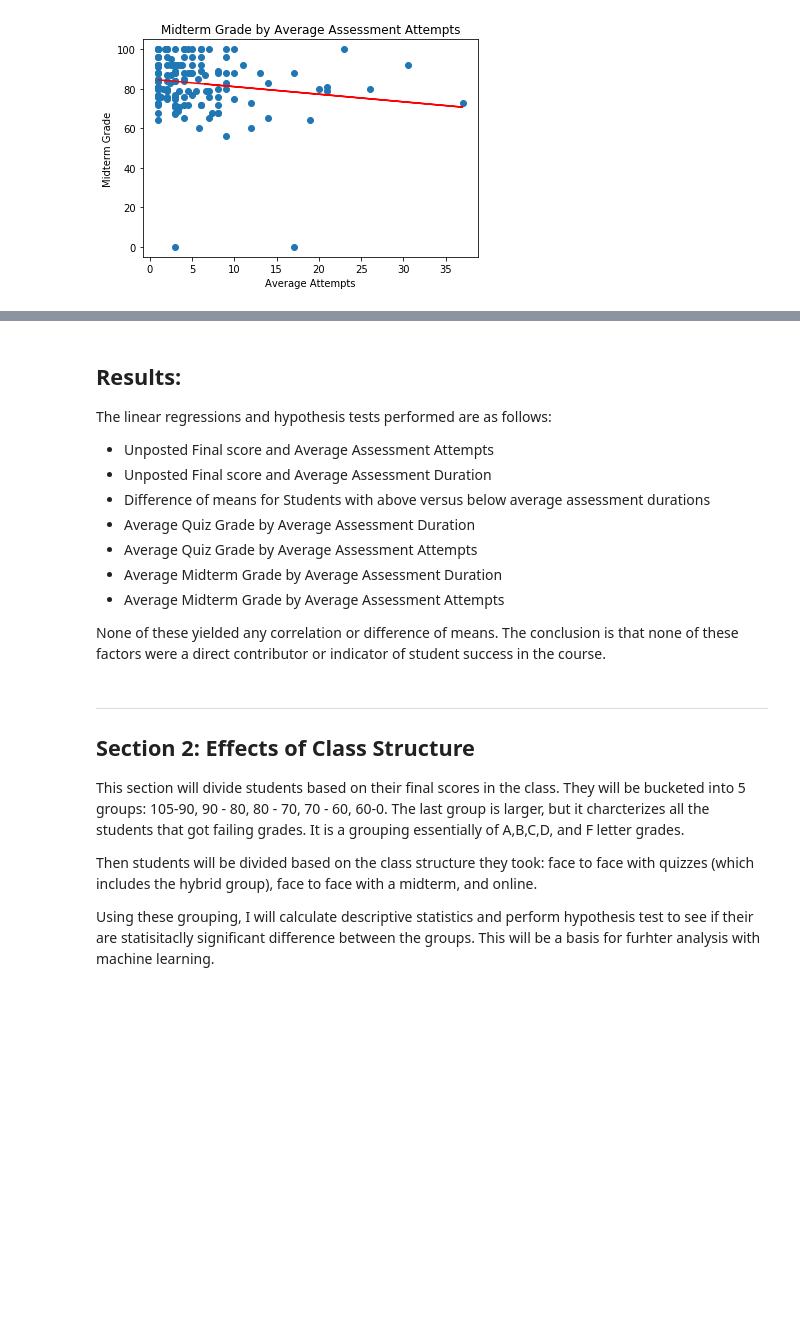
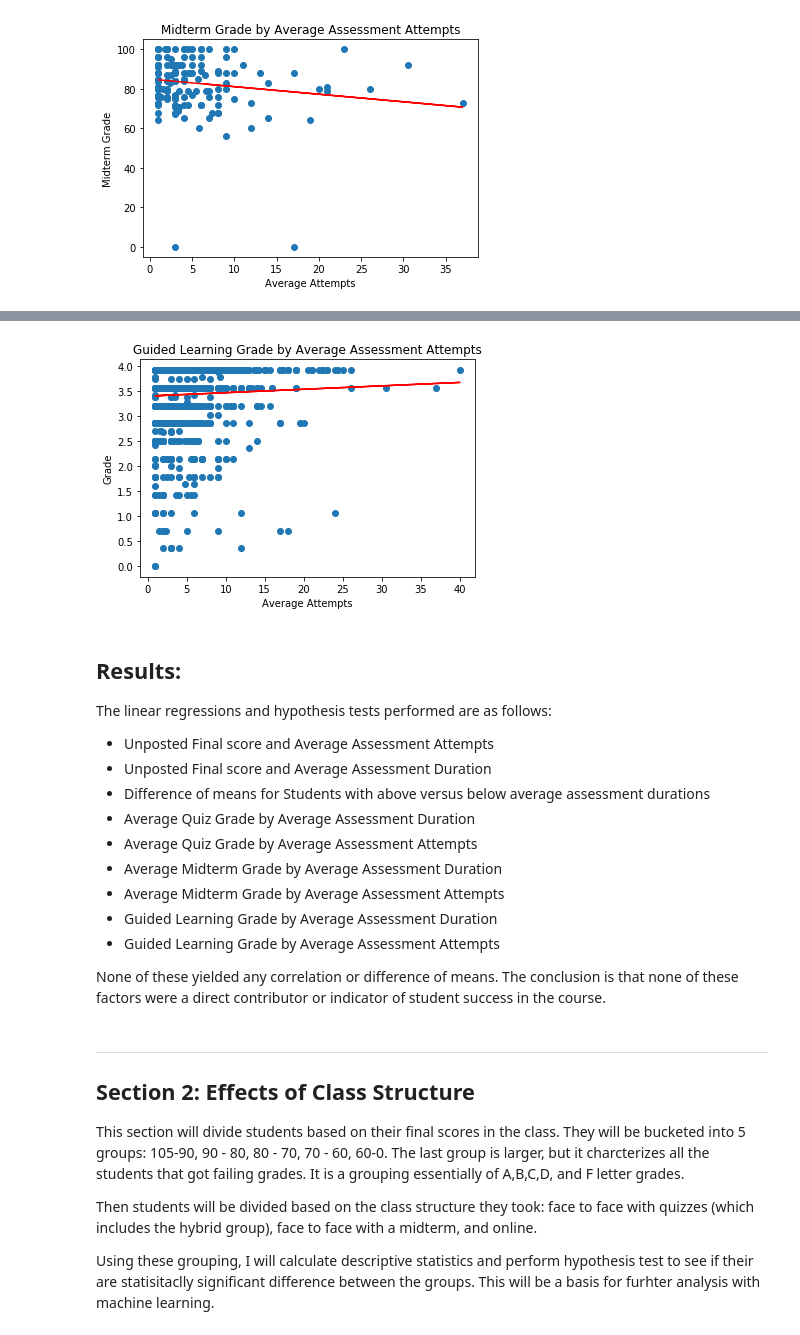
Before and after one commit to erowe99/springboard, a Jupyter notebook: Unit 6/Statistical Analysis.ipynb, the cells around one changed output, grey strips where cells are left out. Drawn from its saved outputs; the diff is of its cells as text; code cells hidden in the pictures; blank space fills up the shorter version.

```diff
--- a/Unit 6/Statistical Analysis.ipynb
+++ b/Unit 6/Statistical Analysis.ipynb
@@ -419,0 +452,9 @@ signifcant, the r-values were two close to zero, and the slopes were too close t
+# %%
+_ = plt.scatter(x, y)
+_ = plt.plot(x, intercept + slope * x, color = 'red')
+_ = plt.title('Guided Learning Grade by Average Assessment Attempts')
+_ = plt.xlabel('Average Attempts')
+_ = plt.ylabel('Grade')
+plt.show()
+# %% [output]
+[figure, added]
@@ -428,6 +474,8 @@ The linear regressions and hypothesis tests performed are as follows:
  * Average Quiz Grade by Average Assessment Attempts
  * Average Midterm Grade by Average Assessment Duration
  * Average Midterm Grade by Average Assessment Attempts
+ * Guided Learning Grade by Average Assessment Duration
+ * Guided Learning Grade by Average Assessment Attempts
 
 None of these yielded any correlation or difference of means. The conclusion is that none of these factors were
 a direct contributor or indicator of student success in the course.
```
Also changed, not shown: parts of 30 cells of this notebook.
